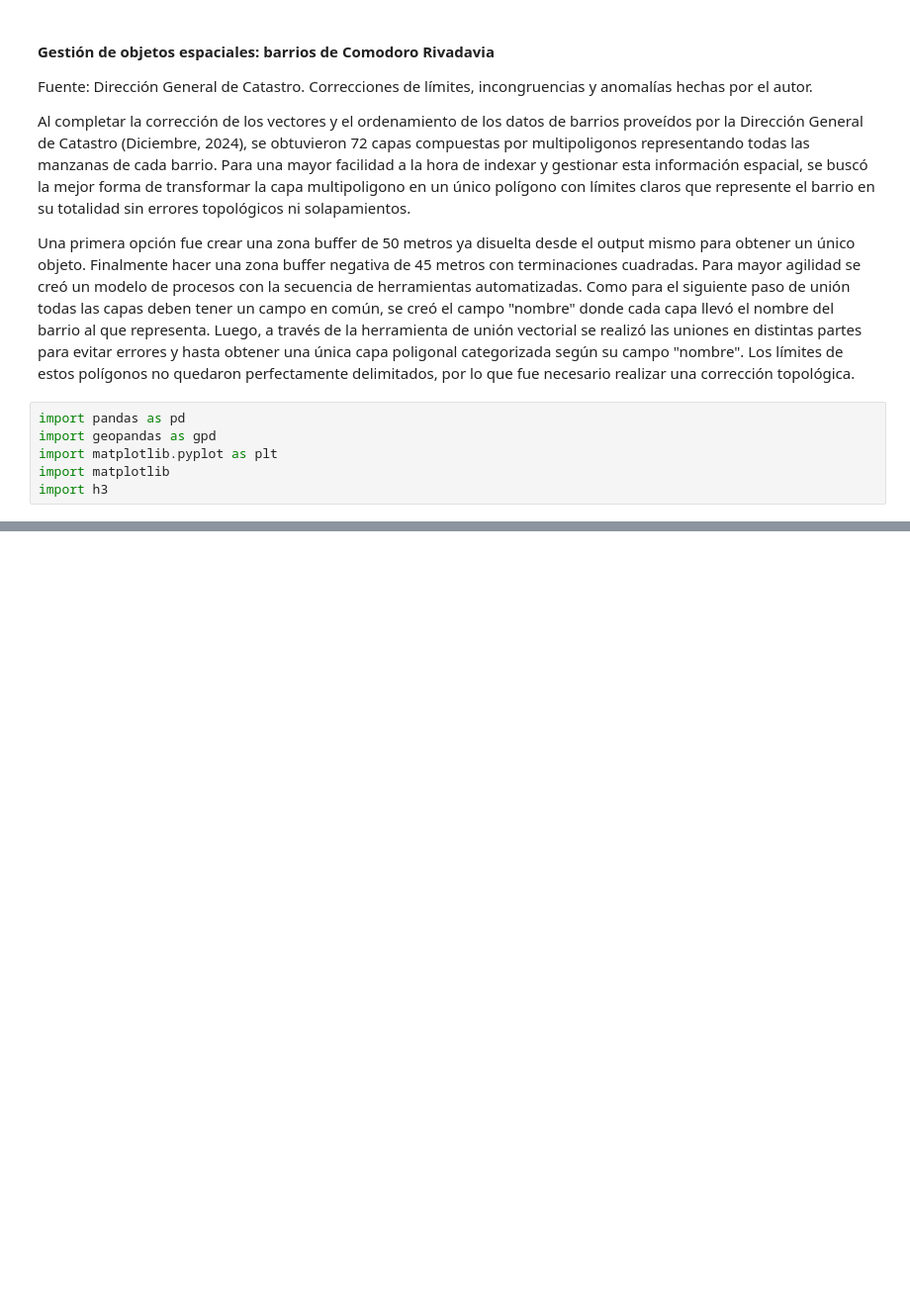
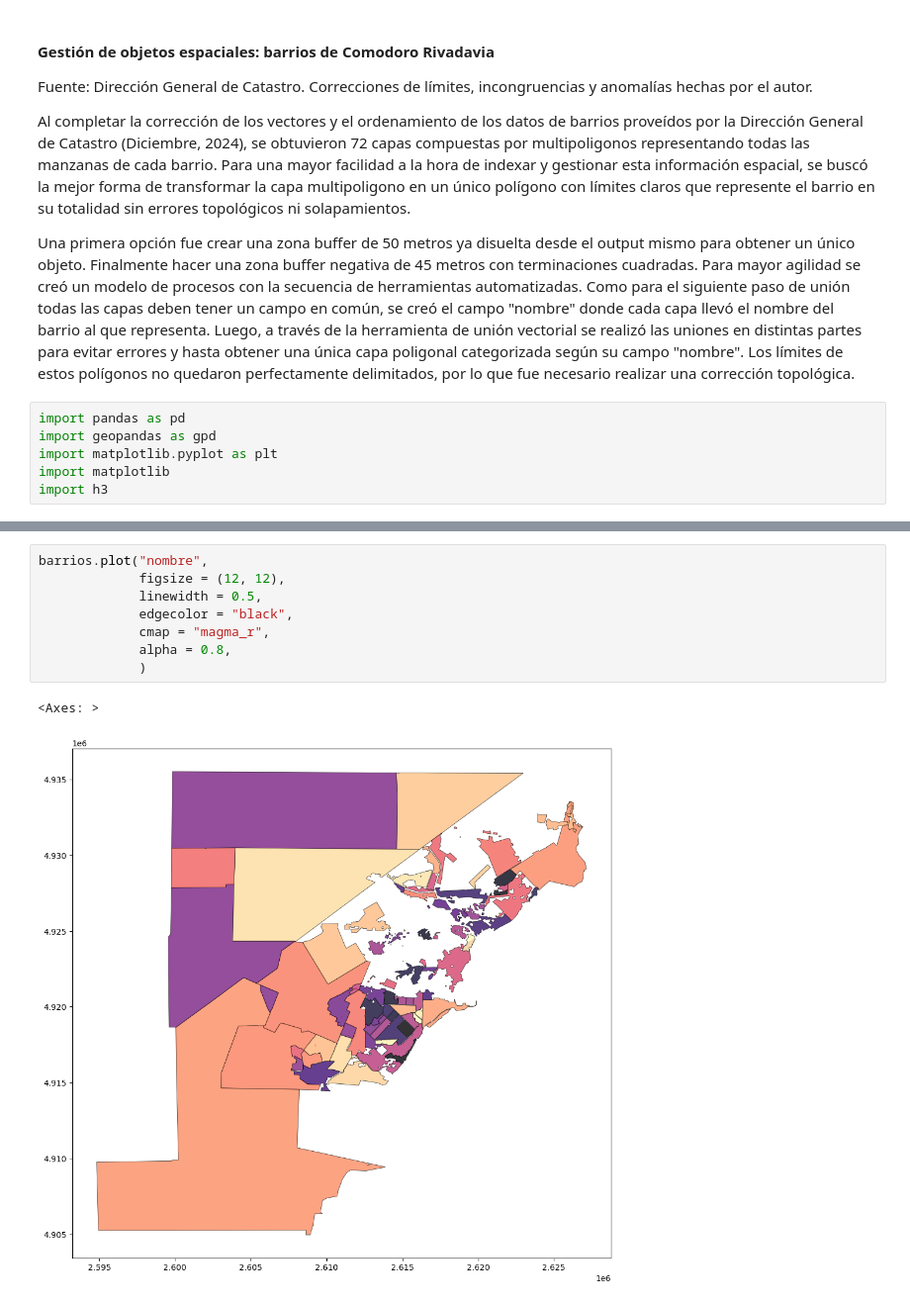
Before and after one commit to agstnrdz/geopandas, a Jupyter notebook: barrios-catastro.ipynb, the cells around one changed output, grey strips where cells are left out. Shown at 99% size. Drawn from its saved outputs; the diff is of its cells as text; blank space fills up the shorter version.

Commit message:
barrios updates

```diff
--- a/barrios-catastro.ipynb
+++ b/barrios-catastro.ipynb
@@ -16,3 +16,14 @@ barrios = gpd.read_file(r"C:\Users\UserMCR\Desktop\Agustín\catastro corregido -
 barrios.explore("nombre")
 # %% [output]
 [interactive output not drawn]
+# %%
+barrios.plot("nombre",
+             figsize = (12, 12),
+             linewidth = 0.5,
+             edgecolor = "black",
+             cmap = "magma_r",
+             alpha = 0.8,
+             )
+# %% [output]
+<Axes: >
+[figure, added]
```
